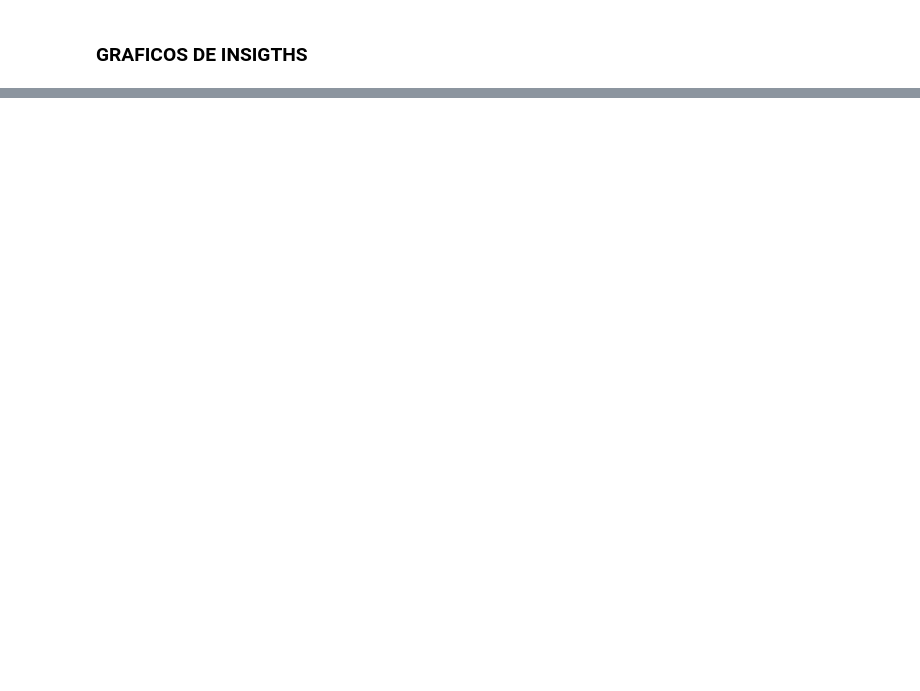
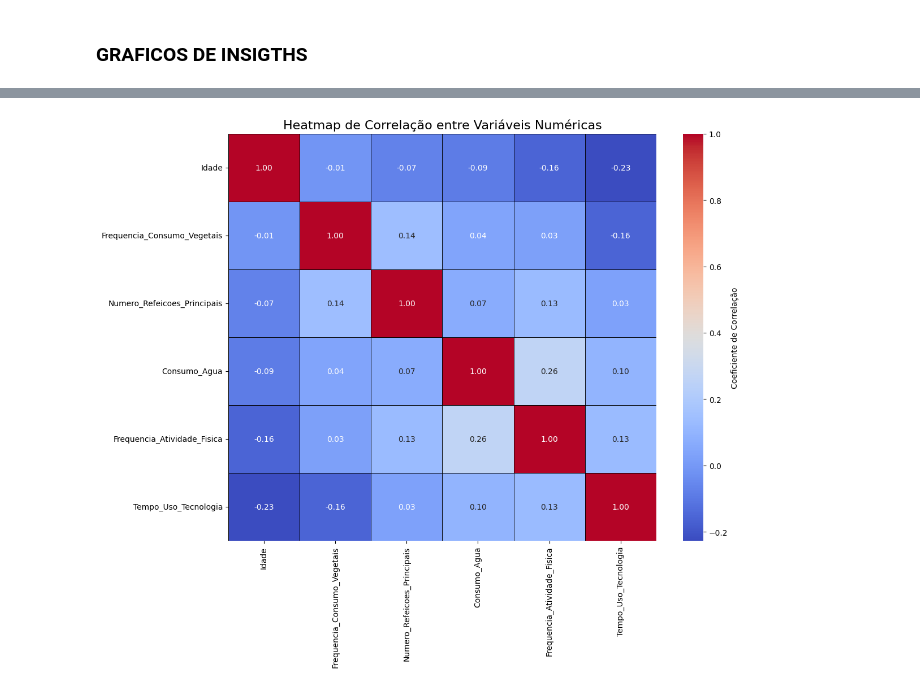
Before and after one commit to Alef2021/Tech_Challenge_Fase_4_Data_Analitycs, a Jupyter notebook: notebooks/explocacao.ipynb, the cells around one changed output, grey strips where cells are left out. Saved outputs shown, nothing was run; the diff lists cells and outputs as text; code cells hidden in the pictures; blank space fills up the shorter version.

```diff
--- a/notebooks/explocacao.ipynb
+++ b/notebooks/explocacao.ipynb
@@ -214,0 +318,20 @@ plt.show()
+# %%
+
+#  mAPA de Correlação Numérica
+
+colunas_numericas = df_obesity.select_dtypes(include=np.number).columns
+# Removido 'Altura' e 'Peso'  o IMC ja representa esses valorees
+
+df_corr = df_obesity.select_dtypes(include=np.number)
+colunas_para_remover = ['Altura', 'Peso', 'IMC']
+df_corr = df_corr.drop(columns=colunas_para_remover, errors='ignore')
+
+correlation_matrix = df_corr.corr()
+
+plt.figure(figsize=(12, 10))
+sns.heatmap(correlation_matrix, annot=True, fmt=".2f", cmap='coolwarm', linewidths=.5, linecolor='black', cbar_kws={'label': 'Coeficiente de Correlação'})
+plt.title('Heatmap de Correlação entre Variáveis Numéricas', fontsize=16)
+plt.tight_layout()
+plt.show()
+# %% [output]
+[figure, added]
```
Also changed, not shown: parts of 8 cells of this notebook.
